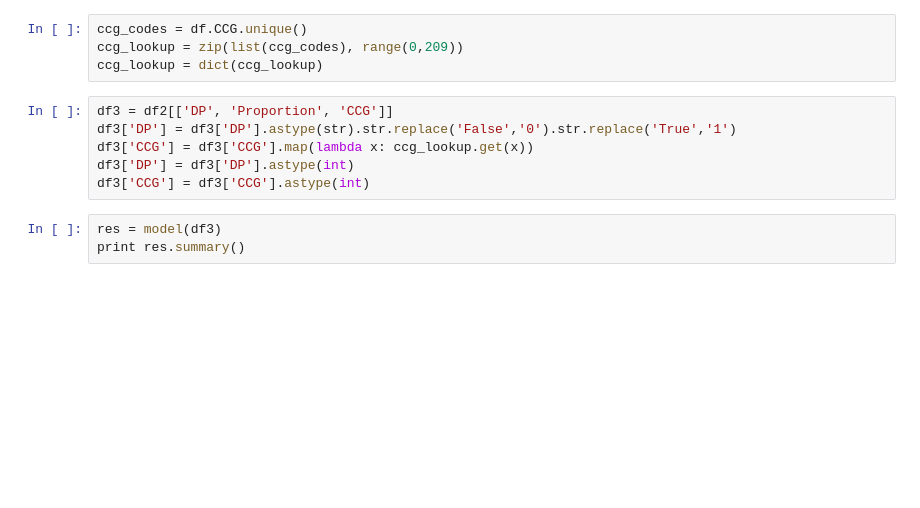
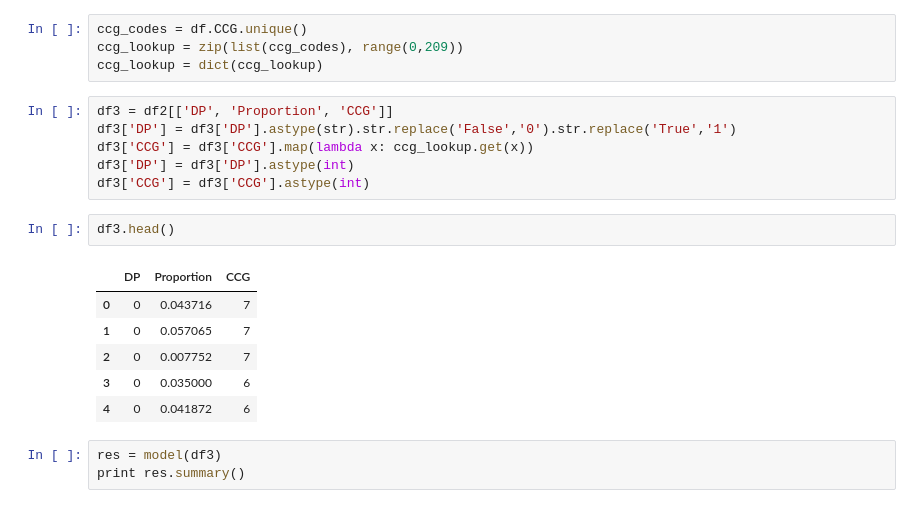
Before and after one commit to drcjar/pa-research, a Jupyter notebook: pa-research.ipynb, the cells around one changed output. Saved outputs shown, nothing was run; the diff lists cells and outputs as text; blank space fills up the shorter version.

```diff
--- a/pa-research.ipynb
+++ b/pa-research.ipynb
@@ -282,6 +302,15 @@ df3['DP'] = df3['DP'].astype(str).str.replace('False','0').str.replace('True','1
 df3['CCG'] = df3['CCG'].map(lambda x: ccg_lookup.get(x))
 df3['DP'] = df3['DP'].astype(int)
 df3['CCG'] = df3['CCG'].astype(int)
+# %%
+df3.head()
+# %% [output]
+|  | DP | Proportion | CCG |
+| 0 | 0 | 0.043716 | 7 |
+| 1 | 0 | 0.057065 | 7 |
+| 2 | 0 | 0.007752 | 7 |
+| 3 | 0 | 0.035000 | 6 |
+| 4 | 0 | 0.041872 | 6 |
 # %%
 res = model(df3)
 print res.summary()
```
Also changed, not shown: parts of 3 cells of this notebook, 1 other file.
